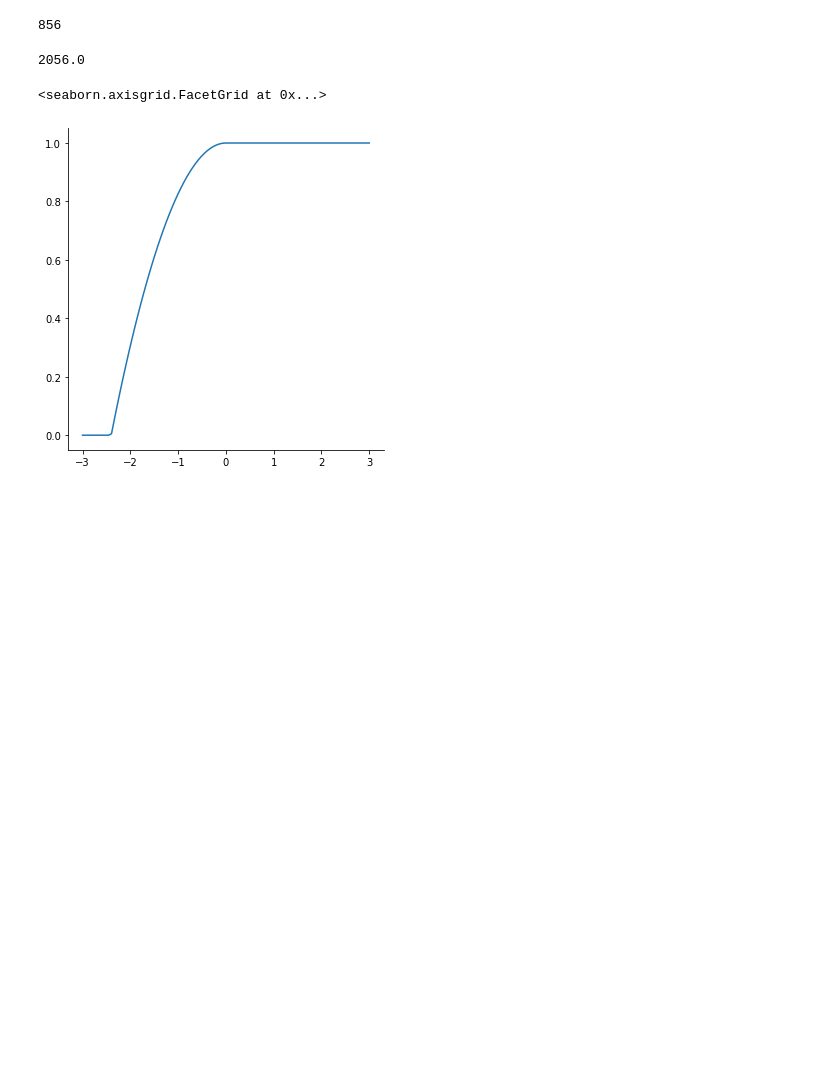
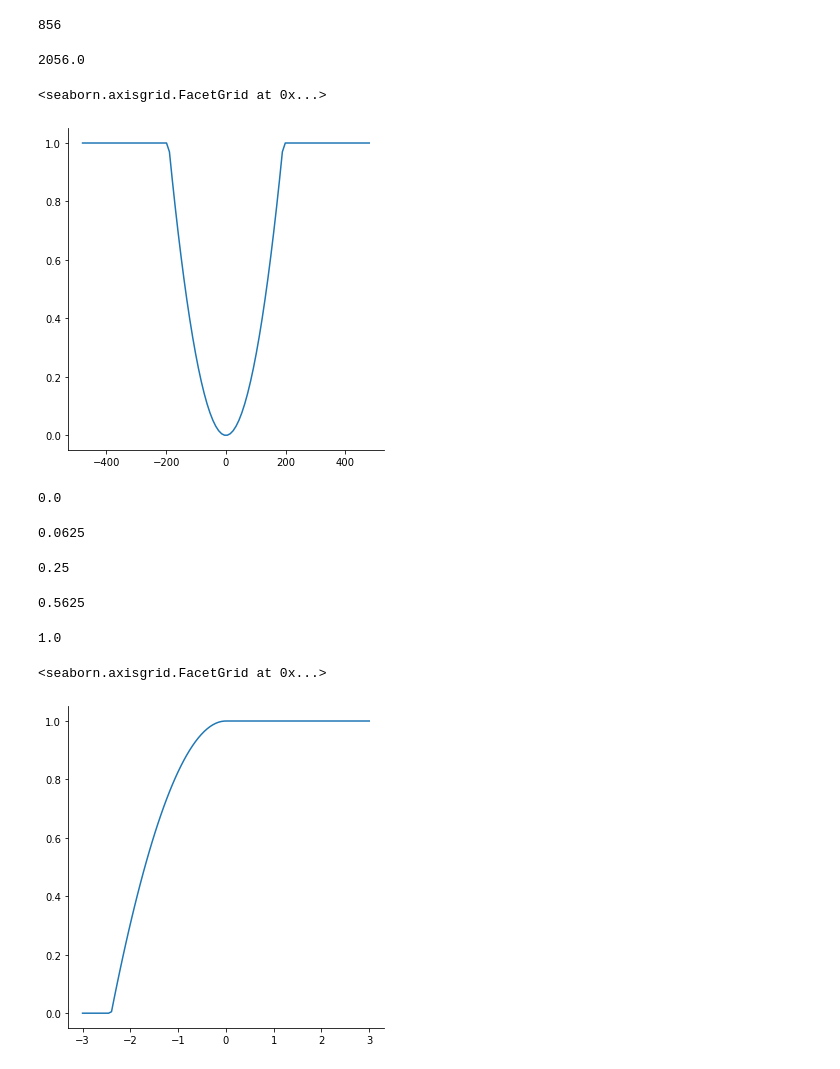
Before and after one commit to Christos-14/gym-ACAS2D, a Jupyter notebook: rewards.ipynb, the cells around one changed output. Saved outputs shown, nothing was run; the diff lists cells and outputs as text; code cells hidden in the pictures; blank space fills up the shorter version.

```diff
--- a/rewards.ipynb
+++ b/rewards.ipynb
@@ -6,7 +6,7 @@ WIDTH = 1000
 HEIGHT = 800
 AIRCRAFT_SIZE = 24
 COLLISION_RADIUS = 2 * AIRCRAFT_SIZE
-SAFE_RADIUS = 4 * COLLISION_RADIUS
+SAFE_RADIUS = 2 * COLLISION_RADIUS
 GOAL_RADIUS = 2 * COLLISION_RADIUS
 
 FPS = 100
@@ -37,3 +39,38 @@ print(d_goal_max)
+# %%
+def closest_approach_reward(c, cpa, exp=2):
+    if c > 0:
+        return 1
+    else:
+        return min(1, (cpa/SAFE_RADIUS) ** exp)
+# %%
+c = -100
+cpa_values = np.linspace(-2.5 * SAFE_RADIUS, 2.5 * SAFE_RADIUS, 100)
+rcpa_values = np.array([closest_approach_reward(c, x) for x in cpa_values])
+# %%
+sns.relplot(x = cpa_values, y=rcpa_values, kind='line')
+# %% [output]
+<seaborn.axisgrid.FacetGrid at 0x...>
+[figure, added]
+# %%
+closest_approach_reward(0)
+# %% [output]
+0.0
+# %%
+closest_approach_reward(COLLISION_RADIUS)
+# %% [output]
+0.0625
+# %%
+closest_approach_reward(2*COLLISION_RADIUS)
+# %% [output]
+0.25
+# %%
+closest_approach_reward(3*COLLISION_RADIUS)
+# %% [output]
+0.5625
+# %%
+closest_approach_reward(4*COLLISION_RADIUS)
+# %% [output]
+1.0
 # %%
 # Closing speed reward
 # %%
```
Also changed, not shown: parts of 1 cell of this notebook, 5 other files.
